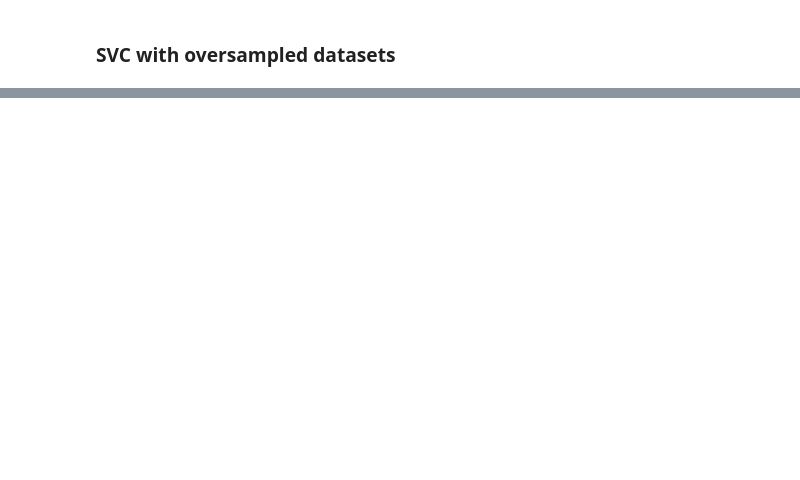
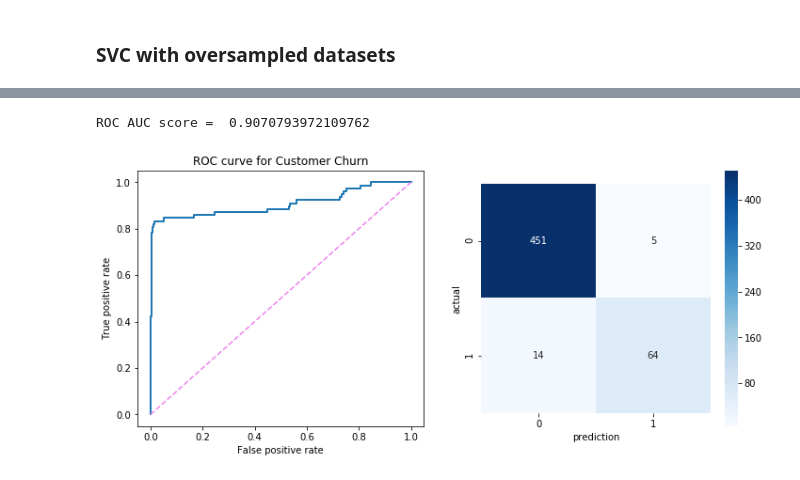
Before and after one commit to scottkds/metis_project3, a Jupyter notebook: models/Models_LR_NB_SVM_KNN_RF.ipynb, the cells around one changed output, grey strips where cells are left out. Saved outputs shown, nothing was run; the diff lists cells and outputs as text; code cells hidden in the pictures; blank space fills up the shorter version.

```diff
--- a/models/Models_LR_NB_SVM_KNN_RF.ipynb
+++ b/models/Models_LR_NB_SVM_KNN_RF.ipynb
@@ -599,0 +879,19 @@ _ = rf.fit(X_train, y_train)
+# %%
+steps = [('XG', XGBClassifier(random_state=42))]
+
+pipeline = Pipeline(steps)
+
+parameters = {'XG__n_estimators' : [200, 225, 250, 275],
+              'XG__max_depth' : [6]}
+
+cv = GridSearchCV(pipeline, param_grid=parameters, cv=5)
+cv.fit(X_train, y_train)
+
+# Predict the labels of the test set: y_pred
+y_pred = cv.predict(X_test)
+
+# Compute and print metrics
+print("Accuracy Train: {}".format(cv.score(X_test, y_test)))
+print("Accuracy Test: {}".format(cv.score(X_test, y_test)))
+print(classification_report(y_test, y_pred))
+print("Tuned Model Parameters: {}".format(cv.best_params_))
@@ -599,0 +925,23 @@ _ = rf.fit(X_train, y_train)
+# %%
+plt.figure(figsize=(12, 5))
+fpr, tpr, thresholds = roc_curve(y_test, cv.predict_proba(X_test)[:,1])
+plt.subplot(1, 2, 1)
+plt.plot(fpr, tpr,lw=2)
+plt.plot([0,1],[0,1],c='violet',ls='--')
+plt.xlim([-0.05,1.05])
+plt.ylim([-0.05,1.05])
+
+plt.xlabel('False positive rate')
+plt.ylabel('True positive rate')
+plt.title('ROC curve for Customer Churn');
+print("ROC AUC score = ", roc_auc_score(y_test, cv.predict_proba(X_test)[:,1]))
+
+plt.subplot(1, 2, 2)
+sns.heatmap(confusion_matrix(y_test, cv.predict(X_test)), cmap=plt.cm.Blues, annot=True, square=True, fmt='d',
+           xticklabels=['0', '1'],
+           yticklabels=['0', '1']);
+plt.xlabel('prediction')
+plt.ylabel('actual');
+# %% [output]
+ROC AUC score =  0.9070793972109762
+[figure, added]
```
Also changed, not shown: parts of 41 cells of this notebook.
